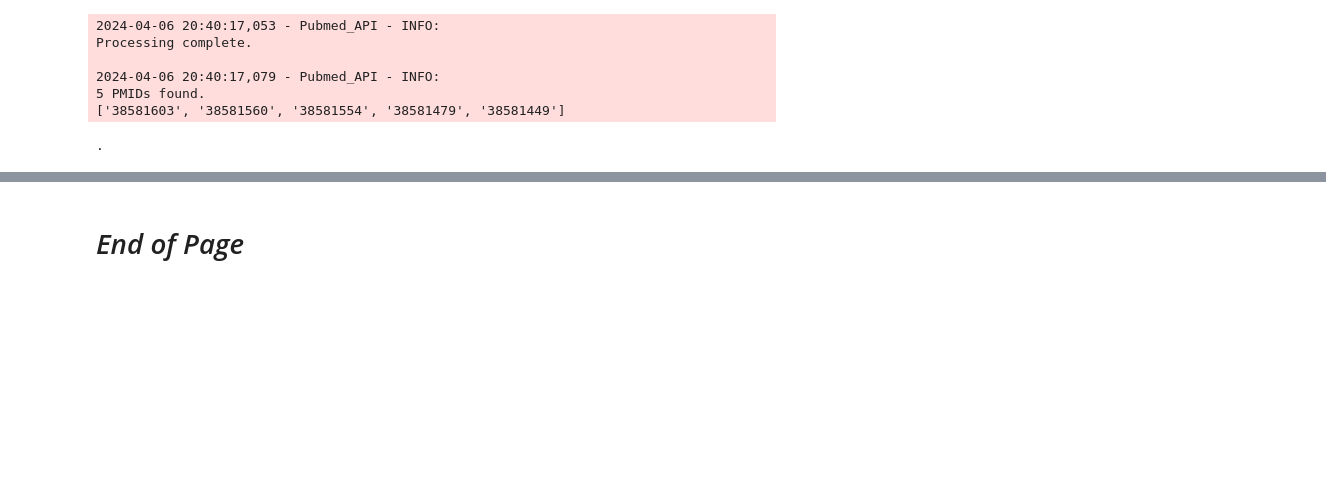
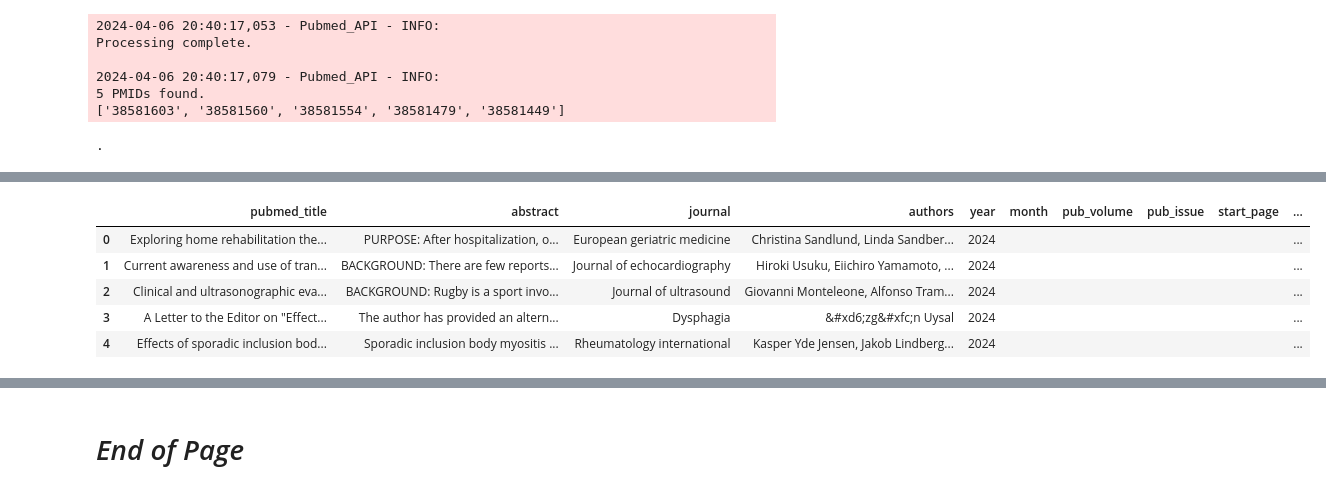
Before and after one commit to silvhua/pubmed-search, a Jupyter notebook: notebooks/2024-04-06 update Pubmed_API.ipynb, the cells around one changed output, grey strips where cells are left out. Saved outputs shown, nothing was run; the diff lists cells and outputs as text; code cells hidden in the pictures; blank space fills up the shorter version.

```diff
--- a/notebooks/2024-04-06 update Pubmed_API.ipynb
+++ b/notebooks/2024-04-06 update Pubmed_API.ipynb
@@ -490,0 +1933,9 @@ Processing complete.
+# %%
+df
+# %% [output]
+|  | pubmed_title | abstract | journal | authors | year | month | pub_volume | pub_issue | start_page | ... |
+| 0 | Exploring home rehabilitation the... | PURPOSE: After hospitalization, o... | European geriatric medicine | Christina Sandlund, Linda Sandber... | 2024 |  |  |  |  | ... |
+| 1 | Current awareness and use of tran... | BACKGROUND: There are few reports... | Journal of echocardiography | Hiroki Usuku, Eiichiro Yamamoto, ... | 2024 |  |  |  |  | ... |
+| 2 | Clinical and ultrasonographic eva... | BACKGROUND: Rugby is a sport invo... | Journal of ultrasound | Giovanni Monteleone, Alfonso Tram... | 2024 |  |  |  |  | ... |
+| 3 | A Letter to the Editor on "Effect... | The author has provided an altern... | Dysphagia | &#xd6;zg&#xfc;n Uysal | 2024 |  |  |  |  | ... |
+| 4 | Effects of sporadic inclusion bod... | Sporadic inclusion body myositis ... | Rheumatology international | Kasper Yde Jensen, Jakob Lindberg... | 2024 |  |  |  |  | ... |
```
Also changed, not shown: parts of 29 cells of this notebook, 3 other files.
